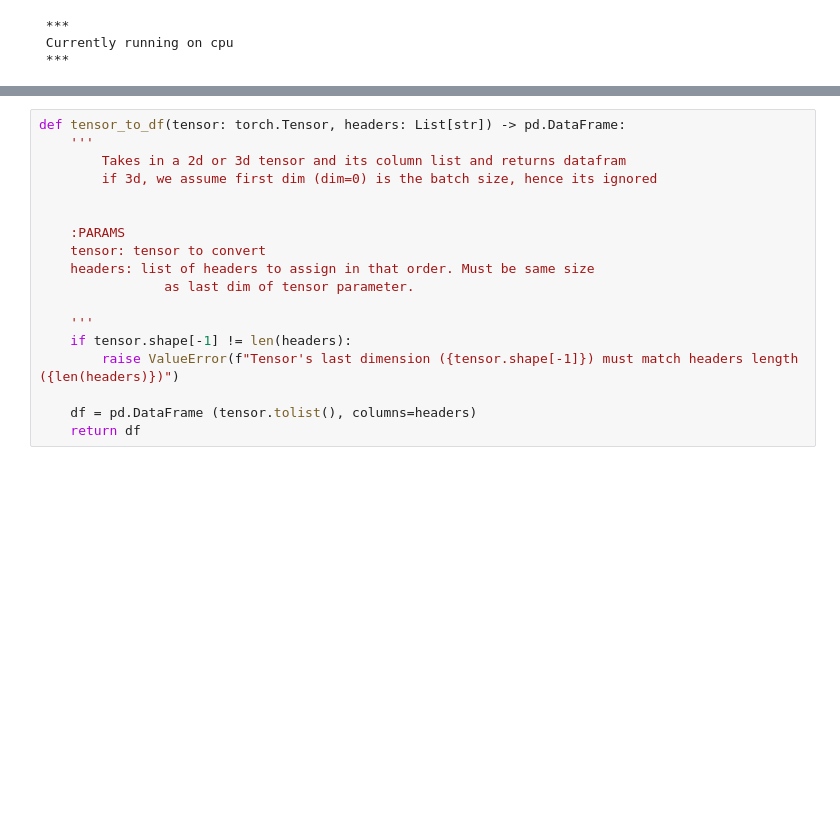
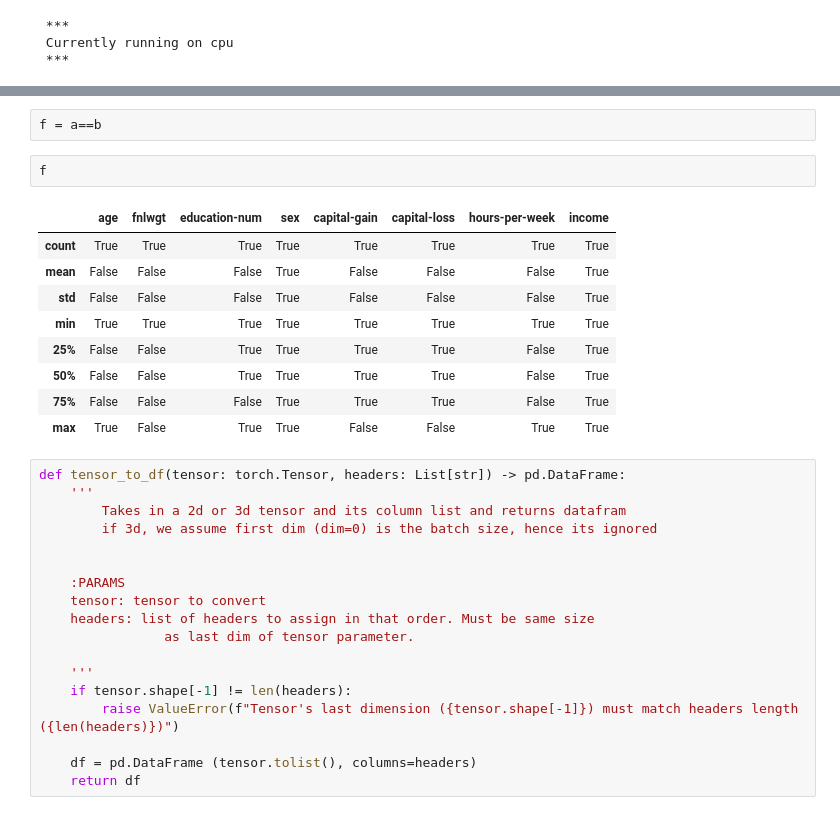
Before and after one commit to jctaillandier/reconstructor, a Jupyter notebook: reconstructor.ipynb, the cells around one changed output, grey strips where cells are left out. Cells and saved outputs as stored; diff of their text form; blank space fills up the shorter version.

```diff
--- a/reconstructor.ipynb
+++ b/reconstructor.ipynb
@@ -64,3 +88,17 @@ o = pickle.load(open("./data/parameters.prm", "rb"))
+# %%
+f = a==b
+# %%
+f
+# %% [output]
+|  | age | fnlwgt | education-num | sex | capital-gain | capital-loss | hours-per-week | income |
+| count | True | True | True | True | True | True | True | True |
+| mean | False | False | False | True | False | False | False | True |
+| std | False | False | False | True | False | False | False | True |
+| min | True | True | True | True | True | True | True | True |
+| 25% | False | False | True | True | True | True | False | True |
+| 50% | False | False | True | True | True | True | False | True |
+| 75% | False | False | False | True | True | True | False | True |
+| max | True | False | True | True | False | False | True | True |
 # %%
 def tensor_to_df(tensor: torch.Tensor, headers: List[str]) -> pd.DataFrame:
     '''
```
Also changed, not shown: parts of 4 cells of this notebook, 9 other files.
